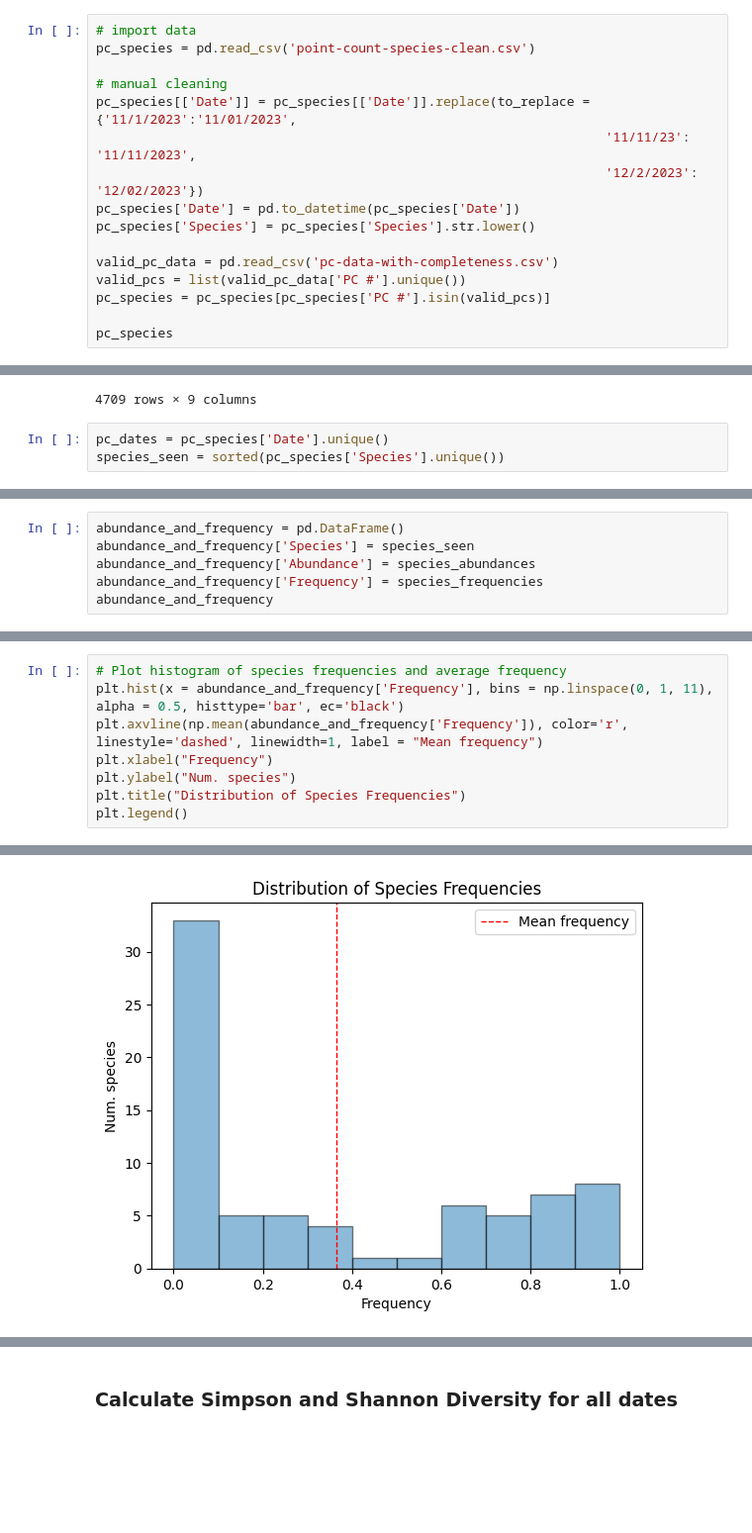
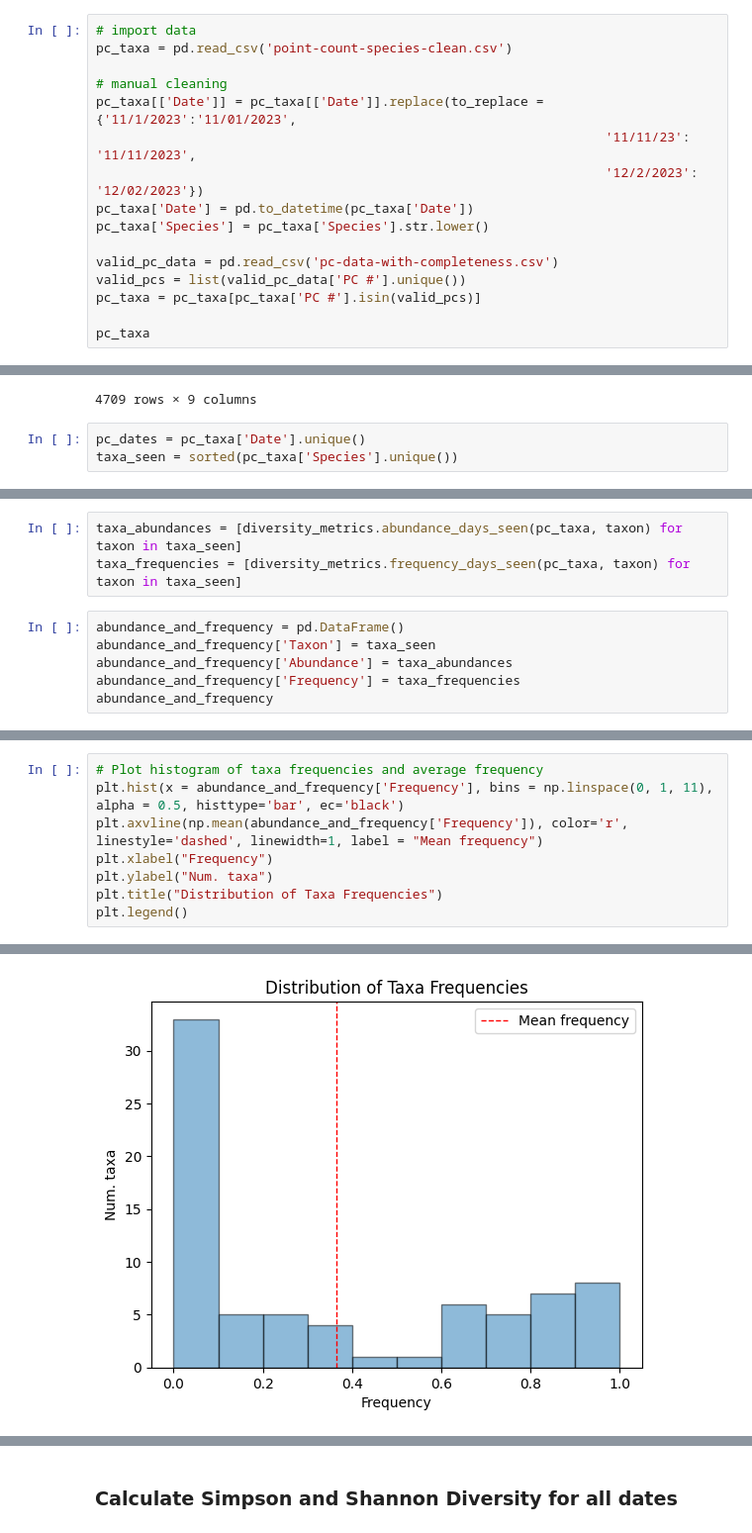
Before and after one commit to mmyen/bfb-babs-23-24, a Jupyter notebook: calculate-diversity-metrics.ipynb, the cells around one changed output, grey strips where cells are left out. Shown at 99% size. Cells and saved outputs as stored; diff of their text form; blank space fills up the shorter version.

Commit message:
add significance test, change wording to reflect all taxa analysis

```diff
--- a/calculate-diversity-metrics.ipynb
+++ b/calculate-diversity-metrics.ipynb
@@ -13,20 +14,20 @@ warnings.simplefilter(action='ignore', category=FutureWarning)
 ## Import and clean data
 # %%
 # import data
-pc_species = pd.read_csv('point-count-species-clean.csv')
+pc_taxa = pd.read_csv('point-count-species-clean.csv')
 
 # manual cleaning
-pc_species[['Date']] = pc_species[['Date']].replace(to_replace = {'11/1/2023':'11/01/2023',
+pc_taxa[['Date']] = pc_taxa[['Date']].replace(to_replace = {'11/1/2023':'11/01/2023',
                                                                   '11/11/23': '11/11/2023',
                                                                   '12/2/2023': '12/02/2023'})
-pc_species['Date'] = pd.to_datetime(pc_species['Date'])
-pc_species['Species'] = pc_species['Species'].str.lower()
+pc_taxa['Date'] = pd.to_datetime(pc_taxa['Date'])
+pc_taxa['Species'] = pc_taxa['Species'].str.lower()
 
 valid_pc_data = pd.read_csv('pc-data-with-completeness.csv')
 valid_pcs = list(valid_pc_data['PC #'].unique())
-pc_species = pc_species[pc_species['PC #'].isin(valid_pcs)]
+pc_taxa = pc_taxa[pc_taxa['PC #'].isin(valid_pcs)]
 
-pc_species
+pc_taxa
 # %% [output]
 |  | PC # | Date | Location | Time Bin | Species | # Individuals | Notes | Editorial notes | ... |
 | 0 | 1 | 2023-10-06 | A1 | Morning (7-9am) | rock pigeon | 3.0 | NaN | NaN | ... |
@@ -42,5 +43,5 @@ pc_species
 | 4829 | 796 | 2024-04-27 | B6 | Evening (3-5pm) | dark-eyed junco | 1.0 | NaN | NaN | ... |
 4709 rows × 9 columns
 # %%
-pc_dates = pc_species['Date'].unique()
-species_seen = sorted(pc_species['Species'].unique())
+pc_dates = pc_taxa['Date'].unique()
+taxa_seen = sorted(pc_taxa['Species'].unique())
@@ -54,7 +94,10 @@ species_frequencies = [diversity_metrics.frequency_days_seen(pc_species, species
+# %%
+taxa_abundances = [diversity_metrics.abundance_days_seen(pc_taxa, taxon) for taxon in taxa_seen]
+taxa_frequencies = [diversity_metrics.frequency_days_seen(pc_taxa, taxon) for taxon in taxa_seen]
 # %%
 abundance_and_frequency = pd.DataFrame()
-abundance_and_frequency['Species'] = species_seen
-abundance_and_frequency['Abundance'] = species_abundances
-abundance_and_frequency['Frequency'] = species_frequencies
+abundance_and_frequency['Taxon'] = taxa_seen
+abundance_and_frequency['Abundance'] = taxa_abundances
+abundance_and_frequency['Frequency'] = taxa_frequencies
 abundance_and_frequency
 # %% [output]
@@ -109,14 +154,14 @@ Across all the valid point counts (as defined in `data-cleaning.ipynb`), six spe
 
 Note that frequency is being calculated as a measure of days seen divided by *total* valid survey days, and the number of valid survey days (46) is less than the number of total days surveyed (50).
 # %%
-# Plot histogram of species frequencies and average frequency
+# Plot histogram of taxa frequencies and average frequency
 plt.hist(x = abundance_and_frequency['Frequency'], bins = np.linspace(0, 1, 11), alpha = 0.5, histtype='bar', ec='black')
 plt.axvline(np.mean(abundance_and_frequency['Frequency']), color='r', linestyle='dashed', linewidth=1, label = "Mean frequency")
 plt.xlabel("Frequency")
-plt.ylabel("Num. species")
-plt.title("Distribution of Species Frequencies")
+plt.ylabel("Num. taxa")
+plt.title("Distribution of Taxa Frequencies")
 plt.legend()
 # %% [output]
 <matplotlib.legend.Legend at 0x...>
-[figure, old version]
+[figure, new version]
 # %% [markdown]
```
Also changed, not shown: parts of 31 cells of this notebook, 1 other file.
